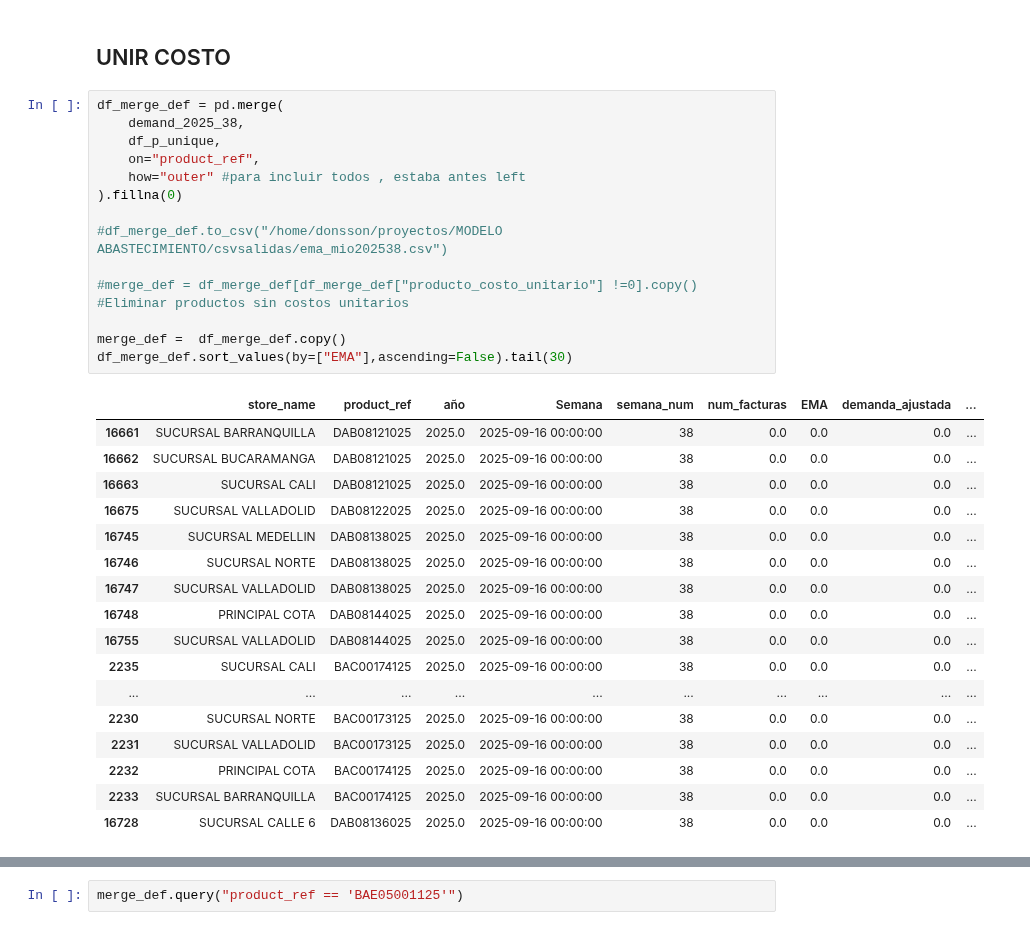
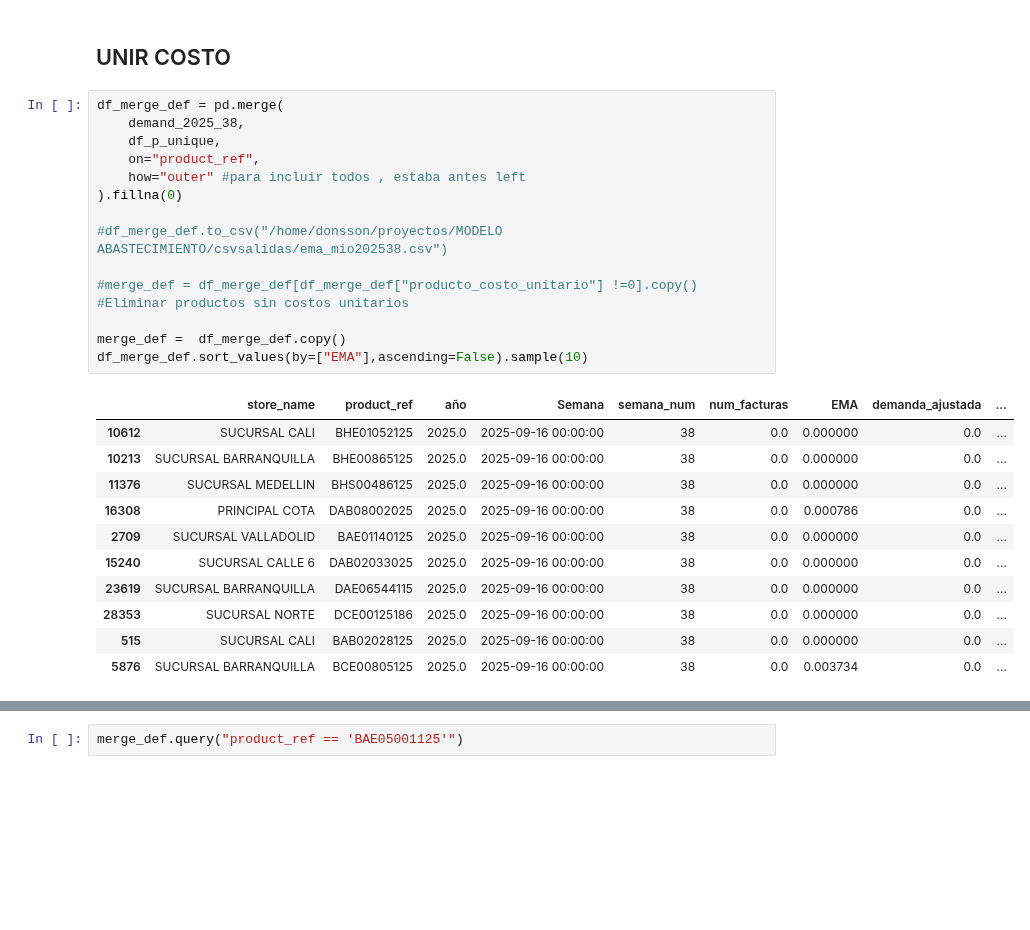
Before and after one commit to FiltrosDonsson/Proyectos-Data-analyst, a Jupyter notebook: MODELO ABASTECIMIENTO/ema.ipynb, the cells around one changed output, grey strips where cells are left out. Cells and saved outputs as stored; diff of their text form; blank space fills up the shorter version.

```diff
--- a/MODELO ABASTECIMIENTO/ema.ipynb
+++ b/MODELO ABASTECIMIENTO/ema.ipynb
@@ -491,35 +491,29 @@ demand_2025_38.sort_values(by=["EMA"],ascending=False).tail(30)
 # %%
 df_merge_def = pd.merge(
     demand_2025_38,
     df_p_unique,
     on="product_ref",
     how="outer" #para incluir todos , estaba antes left
 ).fillna(0)
 
 #df_merge_def.to_csv("/home/donsson/proyectos/MODELO ABASTECIMIENTO/csvsalidas/ema_mio202538.csv")
 
 #merge_def = df_merge_def[df_merge_def["producto_costo_unitario"] !=0].copy() #Eliminar productos sin costos unitarios
 
 merge_def =  df_merge_def.copy()
-df_merge_def.sort_values(by=["EMA"],ascending=False).tail(30)
+df_merge_def.sort_values(by=["EMA"],ascending=False).sample(10)
 # %% [output]
 |  | store_name | product_ref | año | Semana | semana_num | num_facturas | EMA | demanda_ajustada | ... |
-| 16661 | SUCURSAL BARRANQUILLA | DAB08121025 | 2025.0 | 2025-09-16 00:00:00 | 38 | 0.0 | 0.0 | 0.0 | ... |
-| 16662 | SUCURSAL BUCARAMANGA | DAB08121025 | 2025.0 | 2025-09-16 00:00:00 | 38 | 0.0 | 0.0 | 0.0 | ... |
-| 16663 | SUCURSAL CALI | DAB08121025 | 2025.0 | 2025-09-16 00:00:00 | 38 | 0.0 | 0.0 | 0.0 | ... |
-| 16675 | SUCURSAL VALLADOLID | DAB08122025 | 2025.0 | 2025-09-16 00:00:00 | 38 | 0.0 | 0.0 | 0.0 | ... |
-| 16745 | SUCURSAL MEDELLIN | DAB08138025 | 2025.0 | 2025-09-16 00:00:00 | 38 | 0.0 | 0.0 | 0.0 | ... |
-| 16746 | SUCURSAL NORTE | DAB08138025 | 2025.0 | 2025-09-16 00:00:00 | 38 | 0.0 | 0.0 | 0.0 | ... |
-| 16747 | SUCURSAL VALLADOLID | DAB08138025 | 2025.0 | 2025-09-16 00:00:00 | 38 | 0.0 | 0.0 | 0.0 | ... |
-| 16748 | PRINCIPAL COTA | DAB08144025 | 2025.0 | 2025-09-16 00:00:00 | 38 | 0.0 | 0.0 | 0.0 | ... |
-| 16755 | SUCURSAL VALLADOLID | DAB08144025 | 2025.0 | 2025-09-16 00:00:00 | 38 | 0.0 | 0.0 | 0.0 | ... |
-| 2235 | SUCURSAL CALI | BAC00174125 | 2025.0 | 2025-09-16 00:00:00 | 38 | 0.0 | 0.0 | 0.0 | ... |
-| ... | ... | ... | ... | ... | ... | ... | ... | ... | ... |
-| 2230 | SUCURSAL NORTE | BAC00173125 | 2025.0 | 2025-09-16 00:00:00 | 38 | 0.0 | 0.0 | 0.0 | ... |
-| 2231 | SUCURSAL VALLADOLID | BAC00173125 | 2025.0 | 2025-09-16 00:00:00 | 38 | 0.0 | 0.0 | 0.0 | ... |
-| 2232 | PRINCIPAL COTA | BAC00174125 | 2025.0 | 2025-09-16 00:00:00 | 38 | 0.0 | 0.0 | 0.0 | ... |
-| 2233 | SUCURSAL BARRANQUILLA | BAC00174125 | 2025.0 | 2025-09-16 00:00:00 | 38 | 0.0 | 0.0 | 0.0 | ... |
-| 16728 | SUCURSAL CALLE 6 | DAB08136025 | 2025.0 | 2025-09-16 00:00:00 | 38 | 0.0 | 0.0 | 0.0 | ... |
+| 10612 | SUCURSAL CALI | BHE01052125 | 2025.0 | 2025-09-16 00:00:00 | 38 | 0.0 | 0.000000 | 0.0 | ... |
+| 10213 | SUCURSAL BARRANQUILLA | BHE00865125 | 2025.0 | 2025-09-16 00:00:00 | 38 | 0.0 | 0.000000 | 0.0 | ... |
+| 11376 | SUCURSAL MEDELLIN | BHS00486125 | 2025.0 | 2025-09-16 00:00:00 | 38 | 0.0 | 0.000000 | 0.0 | ... |
+| 16308 | PRINCIPAL COTA | DAB08002025 | 2025.0 | 2025-09-16 00:00:00 | 38 | 0.0 | 0.000786 | 0.0 | ... |
+| 2709 | SUCURSAL VALLADOLID | BAE01140125 | 2025.0 | 2025-09-16 00:00:00 | 38 | 0.0 | 0.000000 | 0.0 | ... |
+| 15240 | SUCURSAL CALLE 6 | DAB02033025 | 2025.0 | 2025-09-16 00:00:00 | 38 | 0.0 | 0.000000 | 0.0 | ... |
+| 23619 | SUCURSAL BARRANQUILLA | DAE06544115 | 2025.0 | 2025-09-16 00:00:00 | 38 | 0.0 | 0.000000 | 0.0 | ... |
+| 28353 | SUCURSAL NORTE | DCE00125186 | 2025.0 | 2025-09-16 00:00:00 | 38 | 0.0 | 0.000000 | 0.0 | ... |
+| 515 | SUCURSAL CALI | BAB02028125 | 2025.0 | 2025-09-16 00:00:00 | 38 | 0.0 | 0.000000 | 0.0 | ... |
+| 5876 | SUCURSAL BARRANQUILLA | BCE00805125 | 2025.0 | 2025-09-16 00:00:00 | 38 | 0.0 | 0.003734 | 0.0 | ... |
 # %%
 merge_def[merge_def["store_name"]==0].sample(10)
 # %% [output]
```
Also changed, not shown: parts of 2 cells of this notebook, 26 other files.
